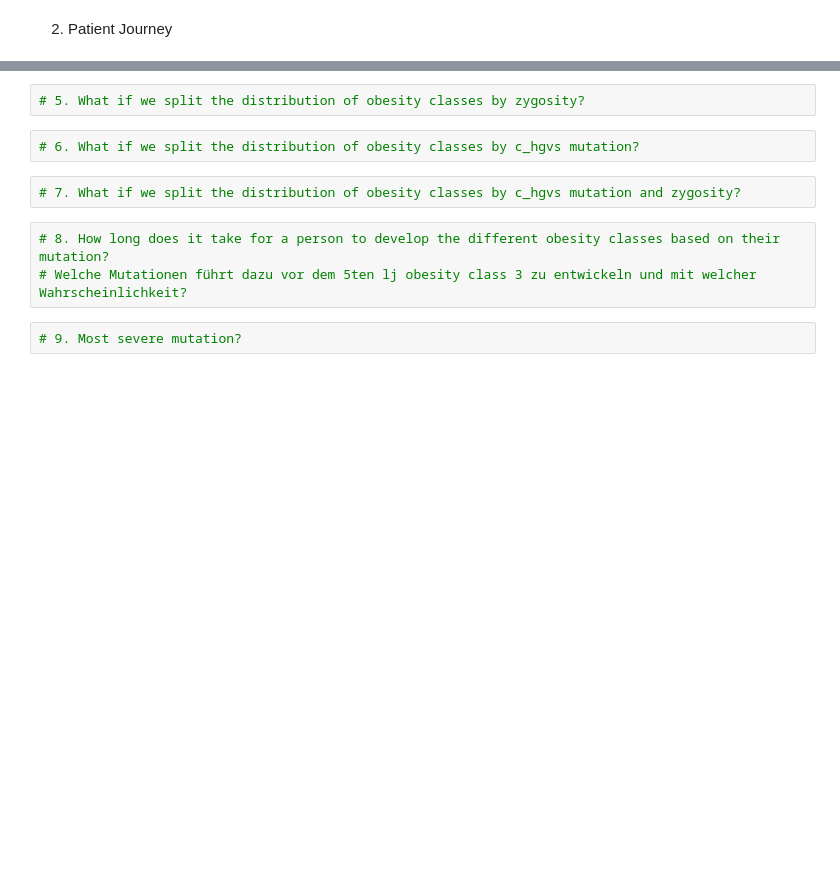
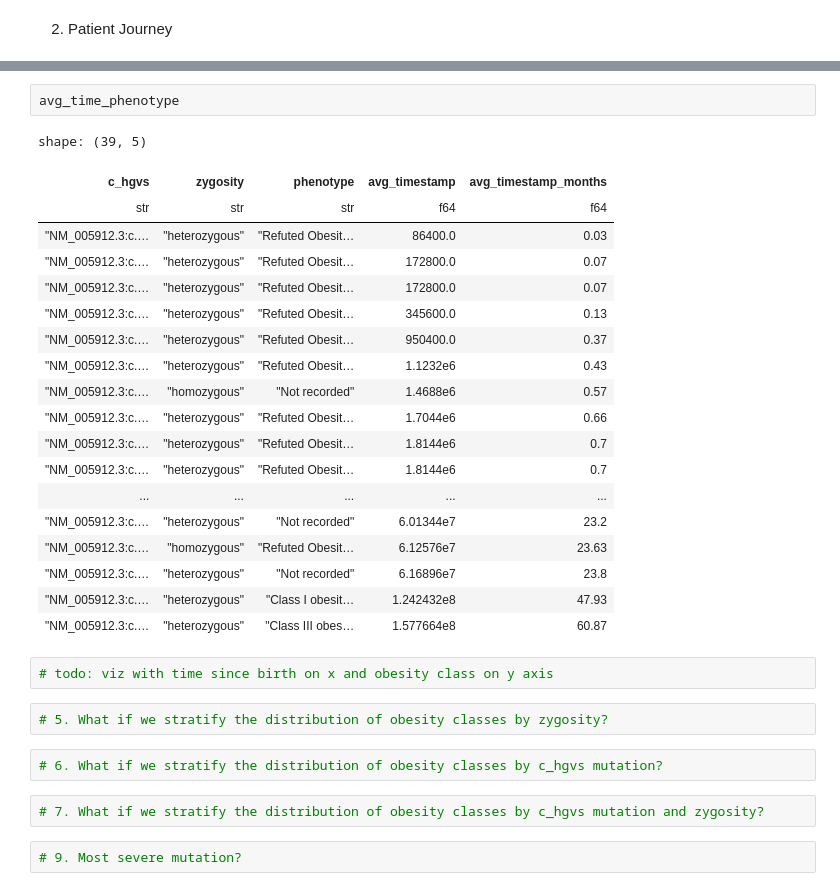
Before and after one commit to BIH-CEI/ERKER2Phenopackets, a Jupyter notebook: ERKER2Phenopackets/src/analysis/ml/analyse.ipynb, the cells around one changed output, grey strips where cells are left out. Drawn from its saved outputs; the diff is of its cells as text; blank space fills up the shorter version.

Commit message:
added table showing time to develop phenotype stratifiable by other cols

```diff
--- a/ERKER2Phenopackets/src/analysis/ml/analyse.ipynb
+++ b/ERKER2Phenopackets/src/analysis/ml/analyse.ipynb
@@ -692,11 +743,32 @@ graphplot(G, file_path=file_path, orientation="LR")
+# %%
+avg_time_phenotype
+# %% [output]
+shape: (39, 5)
+| c_hgvs | zygosity | phenotype | avg_timestamp | avg_timestamp_months |
+| str | str | str | f64 | f64 |
+| "NM_005912.3:c.… | "heterozygous" | "Refuted Obesit… | 86400.0 | 0.03 |
+| "NM_005912.3:c.… | "heterozygous" | "Refuted Obesit… | 172800.0 | 0.07 |
+| "NM_005912.3:c.… | "heterozygous" | "Refuted Obesit… | 172800.0 | 0.07 |
+| "NM_005912.3:c.… | "heterozygous" | "Refuted Obesit… | 345600.0 | 0.13 |
+| "NM_005912.3:c.… | "heterozygous" | "Refuted Obesit… | 950400.0 | 0.37 |
+| "NM_005912.3:c.… | "heterozygous" | "Refuted Obesit… | 1.1232e6 | 0.43 |
+| "NM_005912.3:c.… | "homozygous" | "Not recorded" | 1.4688e6 | 0.57 |
+| "NM_005912.3:c.… | "heterozygous" | "Refuted Obesit… | 1.7044e6 | 0.66 |
+| "NM_005912.3:c.… | "heterozygous" | "Refuted Obesit… | 1.8144e6 | 0.7 |
+| "NM_005912.3:c.… | "heterozygous" | "Refuted Obesit… | 1.8144e6 | 0.7 |
+| ... | ... | ... | ... | ... |
+| "NM_005912.3:c.… | "heterozygous" | "Not recorded" | 6.01344e7 | 23.2 |
+| "NM_005912.3:c.… | "homozygous" | "Refuted Obesit… | 6.12576e7 | 23.63 |
+| "NM_005912.3:c.… | "heterozygous" | "Not recorded" | 6.16896e7 | 23.8 |
+| "NM_005912.3:c.… | "heterozygous" | "Class I obesit… | 1.242432e8 | 47.93 |
+| "NM_005912.3:c.… | "heterozygous" | "Class III obes… | 1.577664e8 | 60.87 |
+# %%
+# todo: viz with time since birth on x and obesity class on y axis
 # %%
-# 5. What if we split the distribution of obesity classes by zygosity?
+# 5. What if we stratify the distribution of obesity classes by zygosity?
 # %%
-# 6. What if we split the distribution of obesity classes by c_hgvs mutation?
+# 6. What if we stratify the distribution of obesity classes by c_hgvs mutation?
 # %%
-# 7. What if we split the distribution of obesity classes by c_hgvs mutation and zygosity?
+# 7. What if we stratify the distribution of obesity classes by c_hgvs mutation and zygosity?
-# %%
-# 8. How long does it take for a person to develop the different obesity classes based on their mutation?
-# Welche Mutationen führt dazu vor dem 5ten lj obesity class 3 zu entwickeln und mit welcher Wahrscheinlichkeit?
 # %%
 # 9. Most severe mutation?
```
Also changed, not shown: parts of 12 cells of this notebook, 2 other files.
